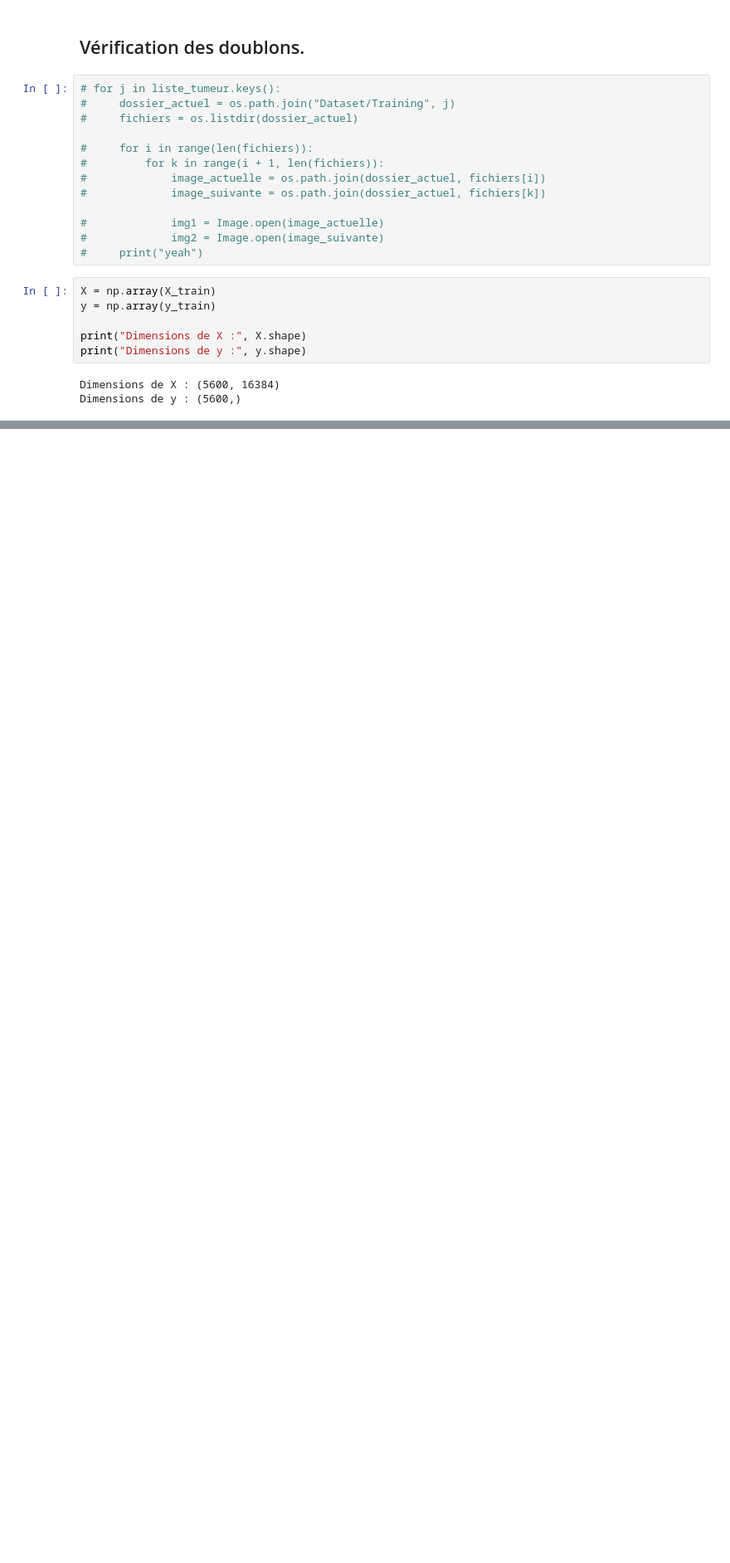
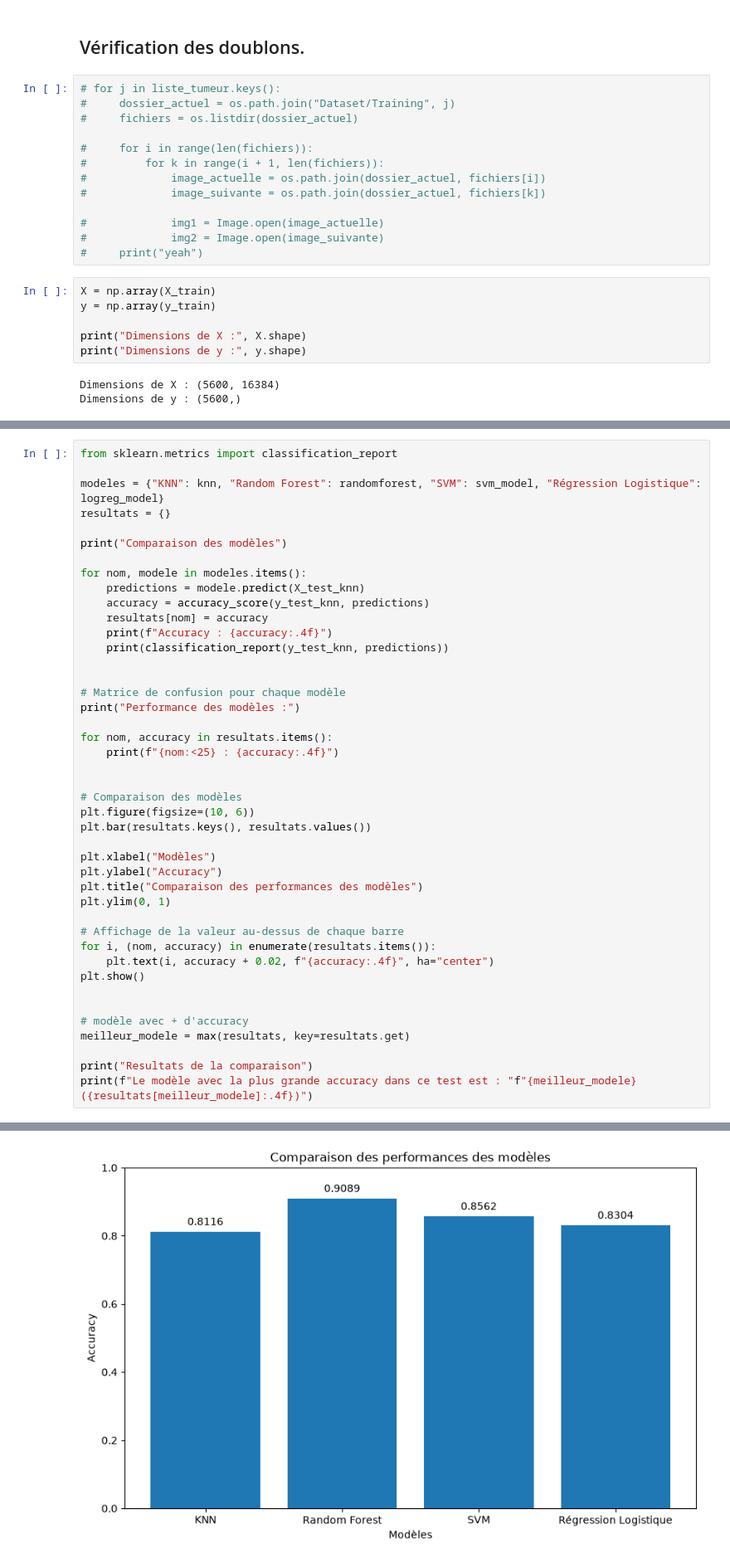
Before and after one commit to BastianHanart/CVRIE, a Jupyter notebook: Supervised/notebook.ipynb, the cells around one changed output, grey strips where cells are left out. Shown at 83% size. Saved outputs shown, nothing was run; the diff lists cells and outputs as text; blank space fills up the shorter version.

```diff
--- a/Supervised/notebook.ipynb
+++ b/Supervised/notebook.ipynb
@@ -301,0 +323,44 @@ Au final, 91% de précision c'est pas mal du tout pour une première approche, m
+# %%
+from sklearn.metrics import classification_report
+
+modeles = {"KNN": knn, "Random Forest": randomforest, "SVM": svm_model, "Régression Logistique": logreg_model}
+resultats = {}
+
+print("Comparaison des modèles")
+
+for nom, modele in modeles.items():
+    predictions = modele.predict(X_test_knn)
+    accuracy = accuracy_score(y_test_knn, predictions)
+    resultats[nom] = accuracy
+    print(f"Accuracy : {accuracy:.4f}")
+    print(classification_report(y_test_knn, predictions))
+
+
+# Matrice de confusion pour chaque modèle
+print("Performance des modèles :")
+
+for nom, accuracy in resultats.items():
+    print(f"{nom:<25} : {accuracy:.4f}")
+
+
+# Comparaison des modèles
+plt.figure(figsize=(10, 6))
+plt.bar(resultats.keys(), resultats.values())
+
+plt.xlabel("Modèles")
+plt.ylabel("Accuracy")
+plt.title("Comparaison des performances des modèles")
+plt.ylim(0, 1)
+
+# Affichage de la valeur au-dessus de chaque barre
+for i, (nom, accuracy) in enumerate(resultats.items()):
+    plt.text(i, accuracy + 0.02, f"{accuracy:.4f}", ha="center")
+plt.show()
+
+
+# modèle avec + d'accuracy
+meilleur_modele = max(resultats, key=resultats.get)
+
+print("Resultats de la comparaison")
+print(f"Le modèle avec la plus grande accuracy dans ce test est : "f"{meilleur_modele} ({resultats[meilleur_modele]:.4f})")
+# %% [output]
@@ -301,0 +384 @@ Au final, 91% de précision c'est pas mal du tout pour une première approche, m
+[figure, added]
```
Also changed, not shown: parts of 21 cells of this notebook.
